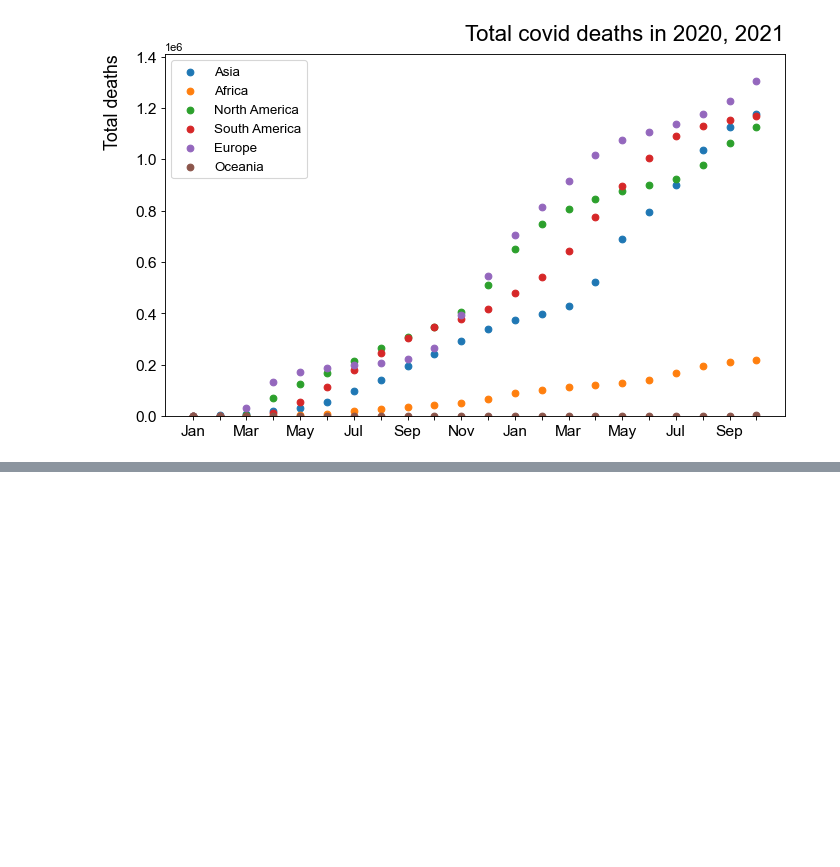
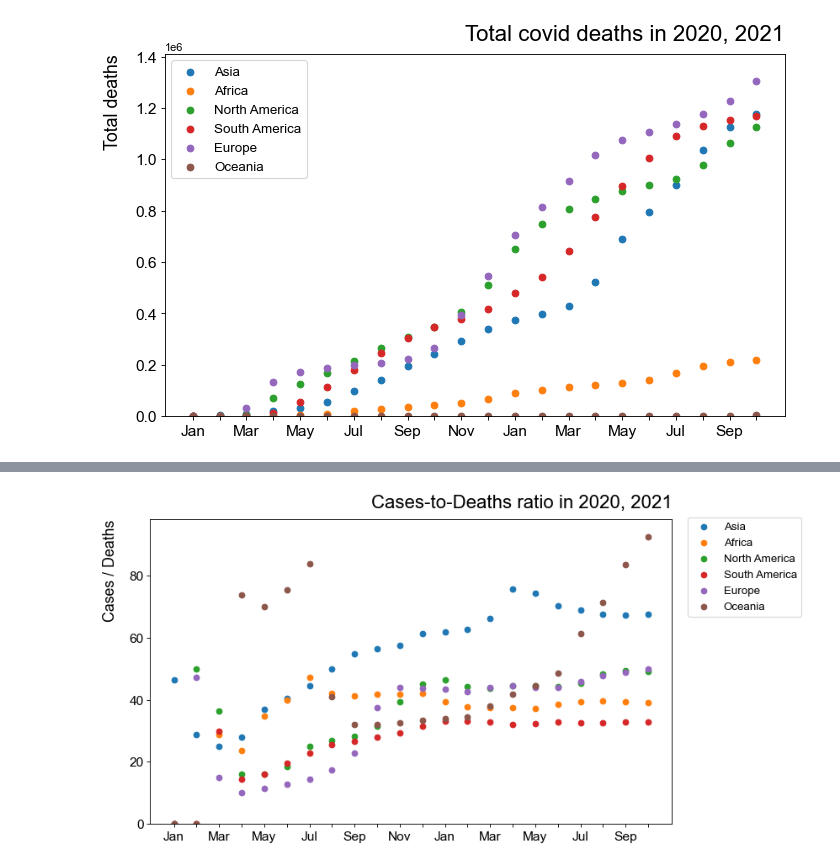
Before and after one commit to msdec321/DataAnalysisWorkbooks, a Jupyter notebook: Covid19/covid_data.ipynb, the cells around one changed output, grey strips where cells are left out. Saved outputs shown, nothing was run; the diff lists cells and outputs as text; code cells hidden in the pictures; blank space fills up the shorter version.

```diff
--- a/Covid19/covid_data.ipynb
+++ b/Covid19/covid_data.ipynb
@@ -160,6 +160,9 @@ for cont_index, cont in enumerate(continents):
             total_cases[cont_index].append(casesByMonthList[cont_index][i][j])
             total_deaths[cont_index].append(deathsByMonthList[cont_index][i][j])
             total_vaccinated[cont_index].append(vaccByMonthList[cont_index][i][j])
+
+
+casesDeathRatio = Helpers.listDivision(total_cases, total_deaths)
 # %%
 labels = ['', 'Total cases', 'Total covid cases in 2020, 2021', continents]
 x, y = [], []
@@ -202,3 +208,17 @@ Helpers.largePlotterMultipleTicks(labels, x, y, yrange, xTick = [True, months_li
+# %%
+labels = ['', 'Cases / Deaths', 'Cases-to-Deaths ratio in 2020, 2021', continents]
+x, y = [], []
+
+for i in range(6):
+    x.append(months_list[ : 22])
+    y.append(casesDeathRatio[i][ : 22])
+
+yrange = [0, max(y[0]) * 1.3]
+
+Helpers.largePlotterMultipleTicks(labels, x, y, yrange, legendLoc = (1.03,0.68),
+                                  xTick = [True, months_list[ : 22], months_labels[ : 22]])
+# %% [output]
+[figure, added]
 # %%
 # Write data to Tableau-friendly csv format
 outputFile = open("covid_data.csv", "w")
```
Also changed, not shown: parts of 4 cells of this notebook.
